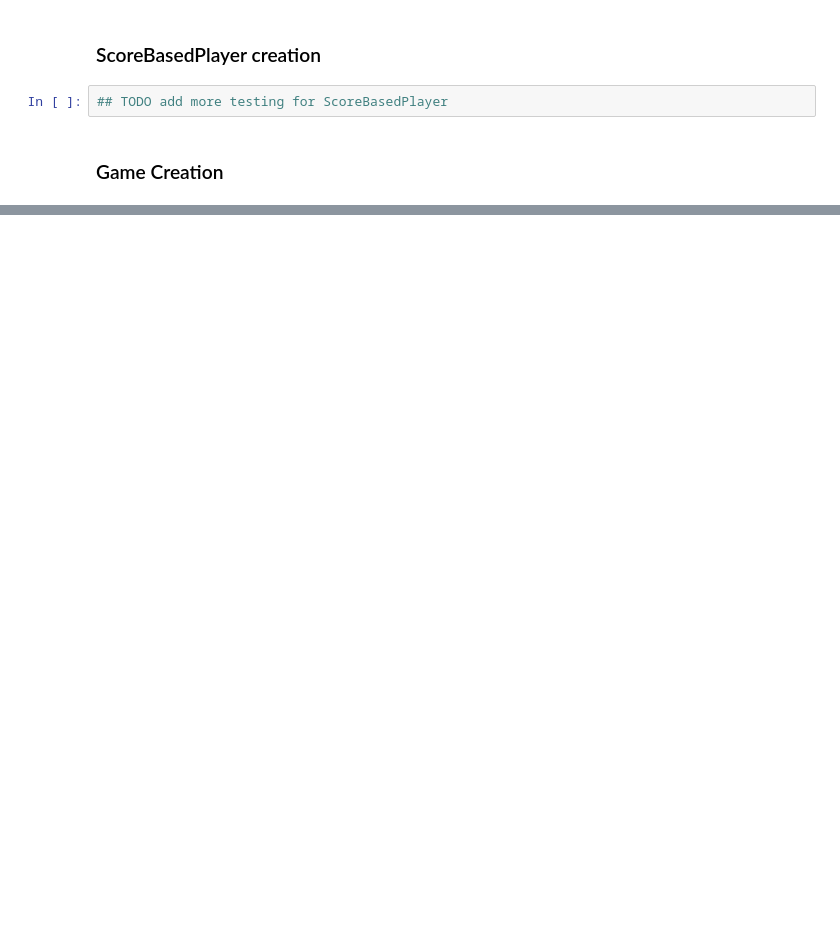
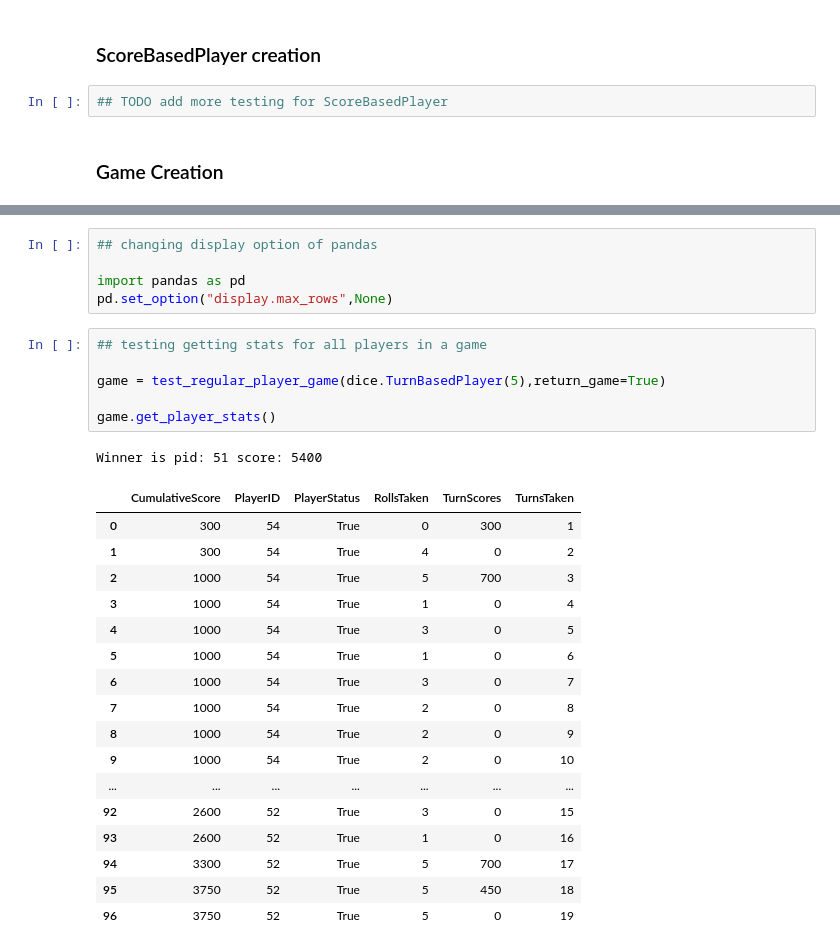
Before and after one commit to calicorob/DiceGame, a Jupyter notebook: Testing dice.py.ipynb, the cells around one changed output, grey strips where cells are left out. Saved outputs shown, nothing was run; the diff lists cells and outputs as text; blank space fills up the shorter version.

```diff
--- a/Testing dice.py.ipynb
+++ b/Testing dice.py.ipynb
@@ -192,0 +281,30 @@ Winner is pid: 146 score: 5000
+# %%
+## changing display option of pandas
+
+import pandas as pd
+pd.set_option("display.max_rows",None)
+# %%
+## testing getting stats for all players in a game
+
+game = test_regular_player_game(dice.TurnBasedPlayer(5),return_game=True)
+
+game.get_player_stats()
+# %% [output]
+Winner is pid: 51 score: 5400
+|  | CumulativeScore | PlayerID | PlayerStatus | RollsTaken | TurnScores | TurnsTaken |
+| 0 | 300 | 54 | True | 0 | 300 | 1 |
+| 1 | 300 | 54 | True | 4 | 0 | 2 |
+| 2 | 1000 | 54 | True | 5 | 700 | 3 |
+| 3 | 1000 | 54 | True | 1 | 0 | 4 |
+| 4 | 1000 | 54 | True | 3 | 0 | 5 |
+| 5 | 1000 | 54 | True | 1 | 0 | 6 |
+| 6 | 1000 | 54 | True | 3 | 0 | 7 |
+| 7 | 1000 | 54 | True | 2 | 0 | 8 |
+| 8 | 1000 | 54 | True | 2 | 0 | 9 |
+| 9 | 1000 | 54 | True | 2 | 0 | 10 |
+| ... | ... | ... | ... | ... | ... | ... |
+| 92 | 2600 | 52 | True | 3 | 0 | 15 |
+| 93 | 2600 | 52 | True | 1 | 0 | 16 |
+| 94 | 3300 | 52 | True | 5 | 700 | 17 |
+| 95 | 3750 | 52 | True | 5 | 450 | 18 |
+| 96 | 3750 | 52 | True | 5 | 0 | 19 |
```
Also changed, not shown: parts of 9 cells of this notebook, 1 other file.
